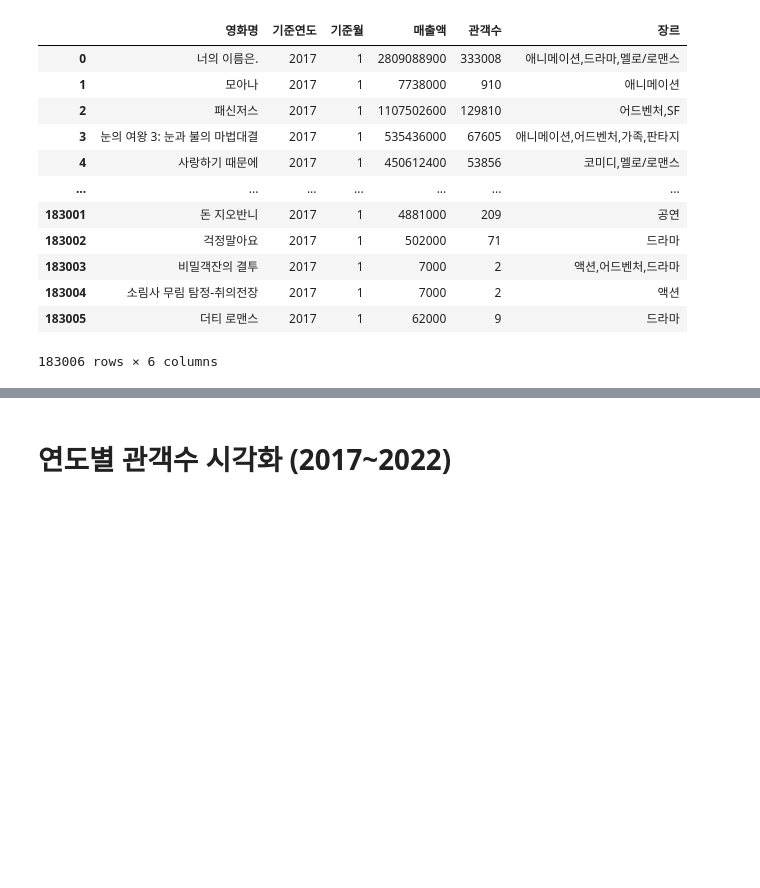
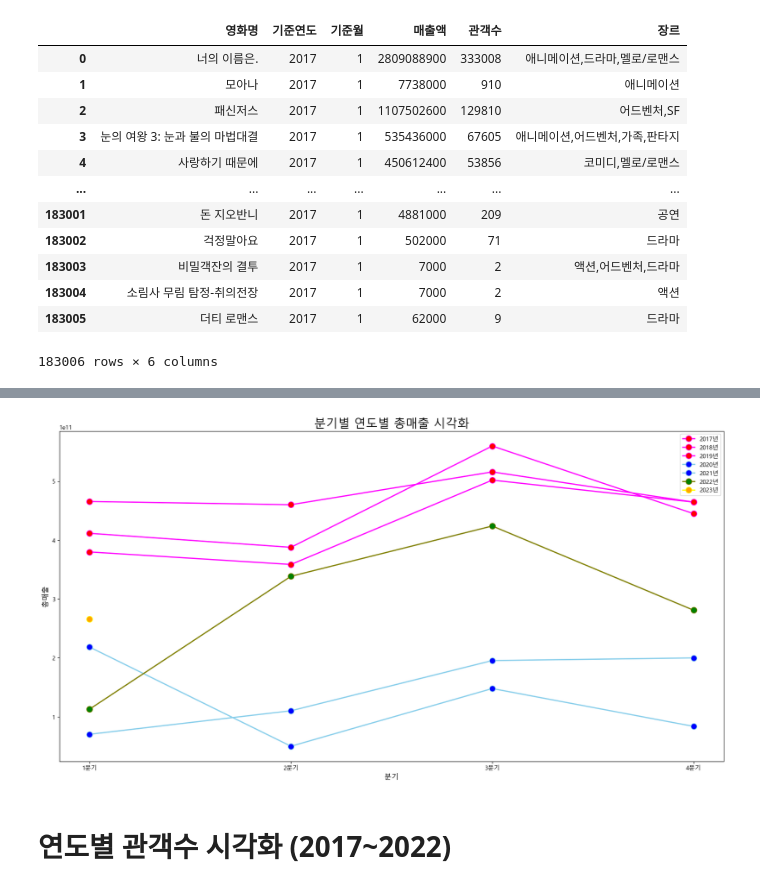
Before and after one commit to hyewon961117/hwstudy, a Jupyter notebook: City_Rock/[분석&시각화]_기간별_일별_분석.ipynb, the cells around one changed output, grey strips where cells are left out. Saved outputs shown, nothing was run; the diff lists cells and outputs as text; code cells hidden in the pictures; blank space fills up the shorter version.

```diff
--- a/City_Rock/[분석&시각화]_기간별_일별_분석.ipynb
+++ b/City_Rock/[분석&시각화]_기간별_일별_분석.ipynb
@@ -298,7 +298,7 @@ plt.show()
 # %% [markdown]
 # 분기별 매출 분석
 # %%
-sales_quarter = movie_df[['영화명','기준연도','기준월','매출액','관객수','장르']]
+sales_quarter = movie_df[['영화명','기준연도','기준월','매출액','관객수','장르']].copy()
 sales_quarter
 # %% [output]
 |  | 영화명 | 기준연도 | 기준월 | 매출액 | 관객수 | 장르 |
@@ -340,2 +335,6 @@ See the caveats in the documentation: https://pandas.pydata.org/pandas-docs/stab
 |  | 영화명 | 기준연도 | 기준월 | 매출액 | 관객수 | 장르 | 분기 |
 | 0 | 너의 이름은. | 2017 | 1 | 2809088900 | 333008 | 애니메이션,드라마,멜로/로맨스 | 1분기 |
+# %%
+sales_quarter_year = sales_quarter.groupby(['기준연도', '분기'])['매출액'].agg(['sum'])
+sales_quarter_year.reset_index(inplace=True)
+sales_quarter_year
@@ -342,3 +359,40 @@ See the caveats in the documentation: https://pandas.pydata.org/pandas-docs/stab
+# %%
+# 분기별 연도별 시각화
+fig = plt.figure(figsize=(20,10))
+ax = fig.add_subplot(1,1,1)
+
+sales_quarter_year_2017 = sales_quarter_year[sales_quarter_year["기준연도"]==2017]
+sales_quarter_year_2018 = sales_quarter_year[sales_quarter_year["기준연도"]==2018]
+sales_quarter_year_2019 = sales_quarter_year[sales_quarter_year["기준연도"]==2019]
+sales_quarter_year_2020 = sales_quarter_year[sales_quarter_year["기준연도"]==2020]
+sales_quarter_year_2021 = sales_quarter_year[sales_quarter_year["기준연도"]==2021]
+sales_quarter_year_2022 = sales_quarter_year[sales_quarter_year["기준연도"]==2022]
+sales_quarter_year_2023 = sales_quarter_year[sales_quarter_year["기준연도"]==2023][:-1]
+
+ax.plot(sales_quarter_year_2017['분기'], sales_quarter_year_2017['sum'], marker='o', markerfacecolor='red',
+        markersize=10, color ="magenta", linewidth=2, label='2017년')
+ax.plot(sales_quarter_year_2018['분기'], sales_quarter_year_2018['sum'], marker='o', markerfacecolor='red',
+        markersize=10, color ="magenta", linewidth=2, label='2018년')
+ax.plot(sales_quarter_year_2019['분기'], sales_quarter_year_2019['sum'], marker='o', markerfacecolor='red',
+        markersize=10, color ="magenta", linewidth=2, label='2019년')
+ax.plot(sales_quarter_year_2020['분기'], sales_quarter_year_2020['sum'], marker='o', markerfacecolor='blue',
+        markersize=10, color ="skyblue", linewidth=2, label='2020년')
+ax.plot(sales_quarter_year_2021['분기'], sales_quarter_year_2021['sum'], marker='o', markerfacecolor='blue',
+        markersize=10, color ="skyblue", linewidth=2, label='2021년')
+ax.plot(sales_quarter_year_2022['분기'], sales_quarter_year_2022['sum'], marker='o', markerfacecolor='green',
+        markersize=10, color ="olive", linewidth=2, label='2022년')
+ax.plot(sales_quarter_year_2023['분기'], sales_quarter_year_2023['sum'], marker='o', markerfacecolor='orange',
+        markersize=10, color ="yellow", linewidth=2, label='2023년')
+
+
+ax.legend(loc="best")
+ax.set_title('분기별 연도별 총매출 시각화', size=20)
+ax.set_xlabel('분기',size=12)
+ax.set_ylabel('총매출',size=12)
+# ax.set_xticklabels(col_years, rotation = 90)
+plt.show()
+# %% [output]
+[figure, added]
 # %% [markdown]
 # 연도별 관객수 시각화 (2017~2022)
 # %%
```
Also changed, not shown: parts of 15 cells of this notebook.
